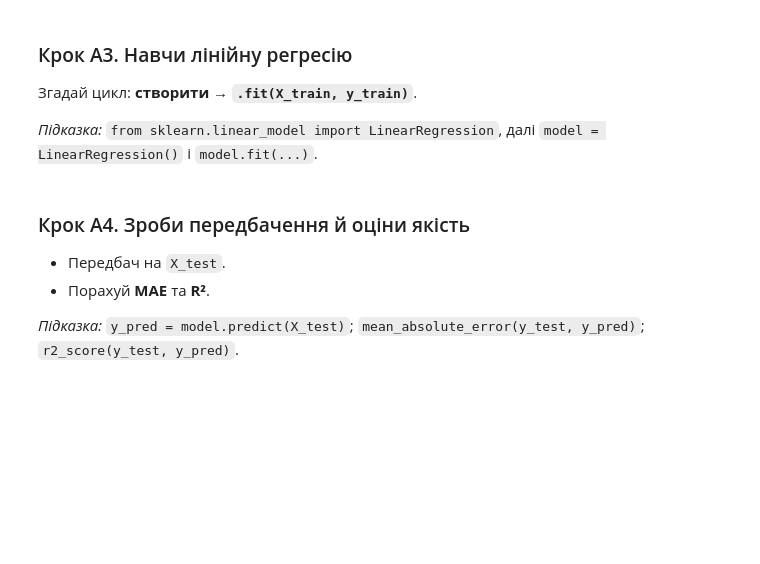
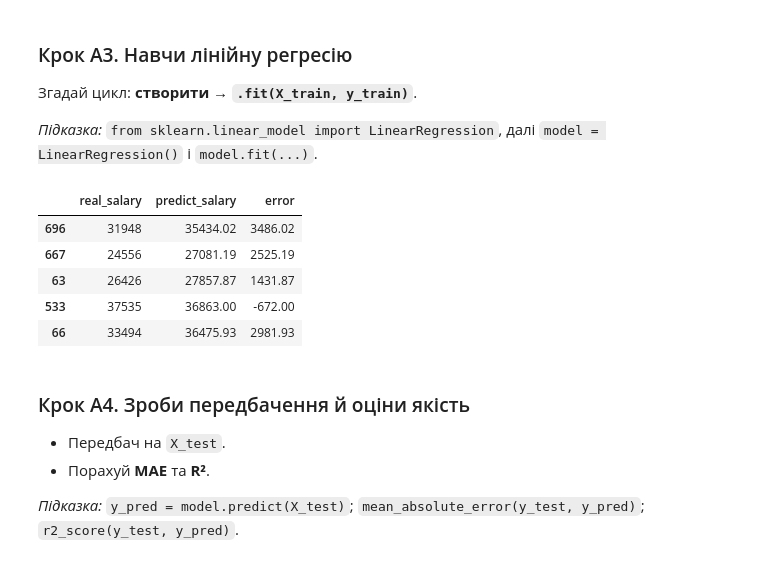
Before and after one commit to NatalieAleksandrova2026/DTA_2026, a Jupyter notebook: ML/ml_practice_LR&Cl.ipynb, the cells around one changed output. Saved outputs shown, nothing was run; the diff lists cells and outputs as text; code cells hidden in the pictures; blank space fills up the shorter version.

```diff
--- a/ML/ml_practice_LR&Cl.ipynb
+++ b/ML/ml_practice_LR&Cl.ipynb
@@ -152,3 +148,25 @@ from sklearn.linear_model import LinearRegression
+# %%
+from sklearn.linear_model import LinearRegression
+
+# TODO: створи та навчи модель
+model = LinearRegression()
+model.fit(X_train, y_train)
+y_pred = model.predict(X_test)
+compare = pd.DataFrame({
+    'real_salary': y_test[:5].round(2),
+    'predict_salary': y_pred[:5].round(2)
+})
+compare
+
+compare['error'] = (compare['predict_salary'] - compare['real_salary']).round(2)
+compare
+# %% [output]
+|  | real_salary | predict_salary | error |
+| 696 | 31948 | 35434.02 | 3486.02 |
+| 667 | 24556 | 27081.19 | 2525.19 |
+| 63 | 26426 | 27857.87 | 1431.87 |
+| 533 | 37535 | 36863.00 | -672.00 |
+| 66 | 33494 | 36475.93 | 2981.93 |
 # %% [markdown]
 ### Крок A4. Зроби передбачення й оціни якість
 - Передбач на `X_test`.
```
Also changed, not shown: parts of 1 cell of this notebook.
